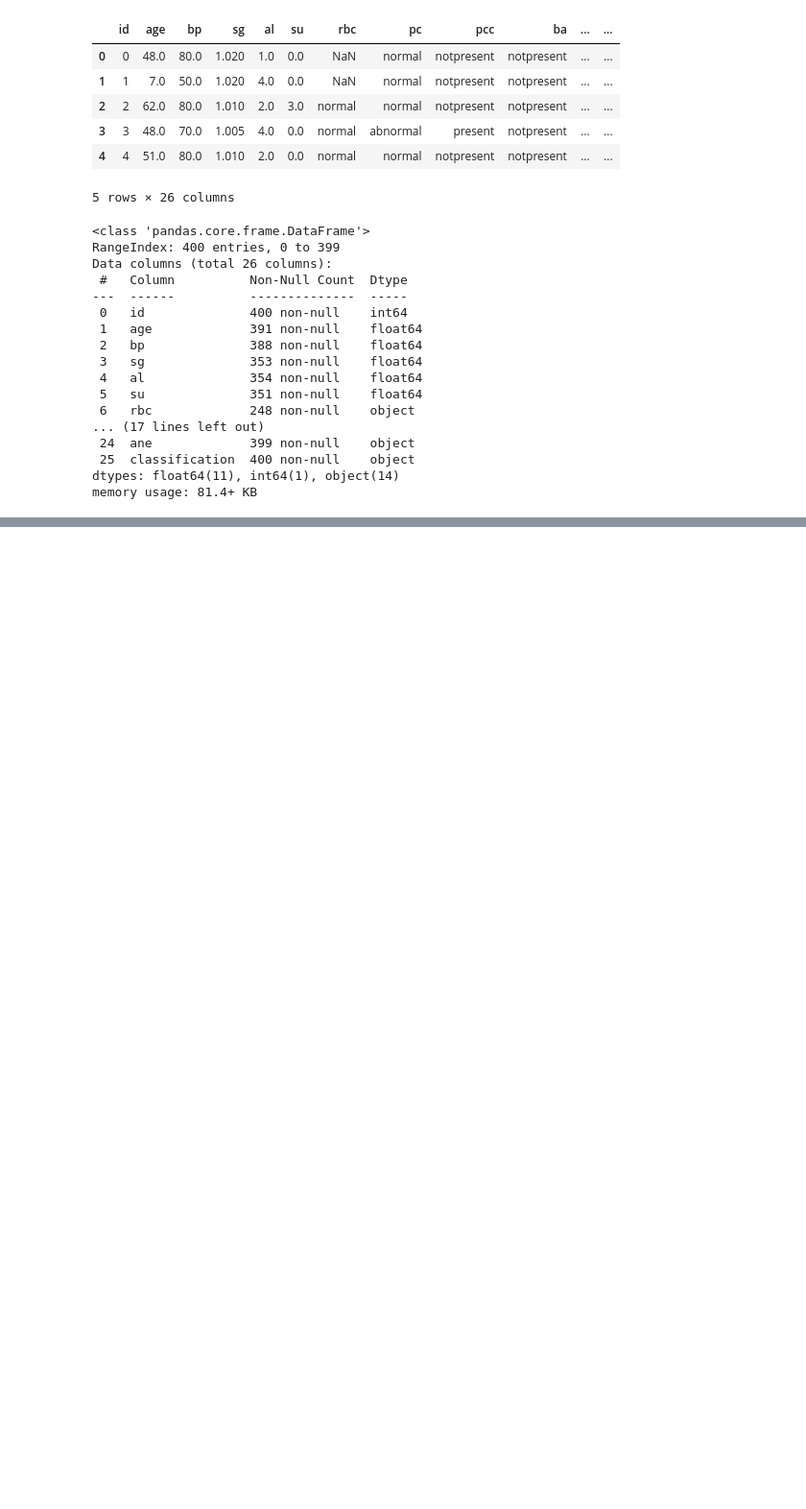
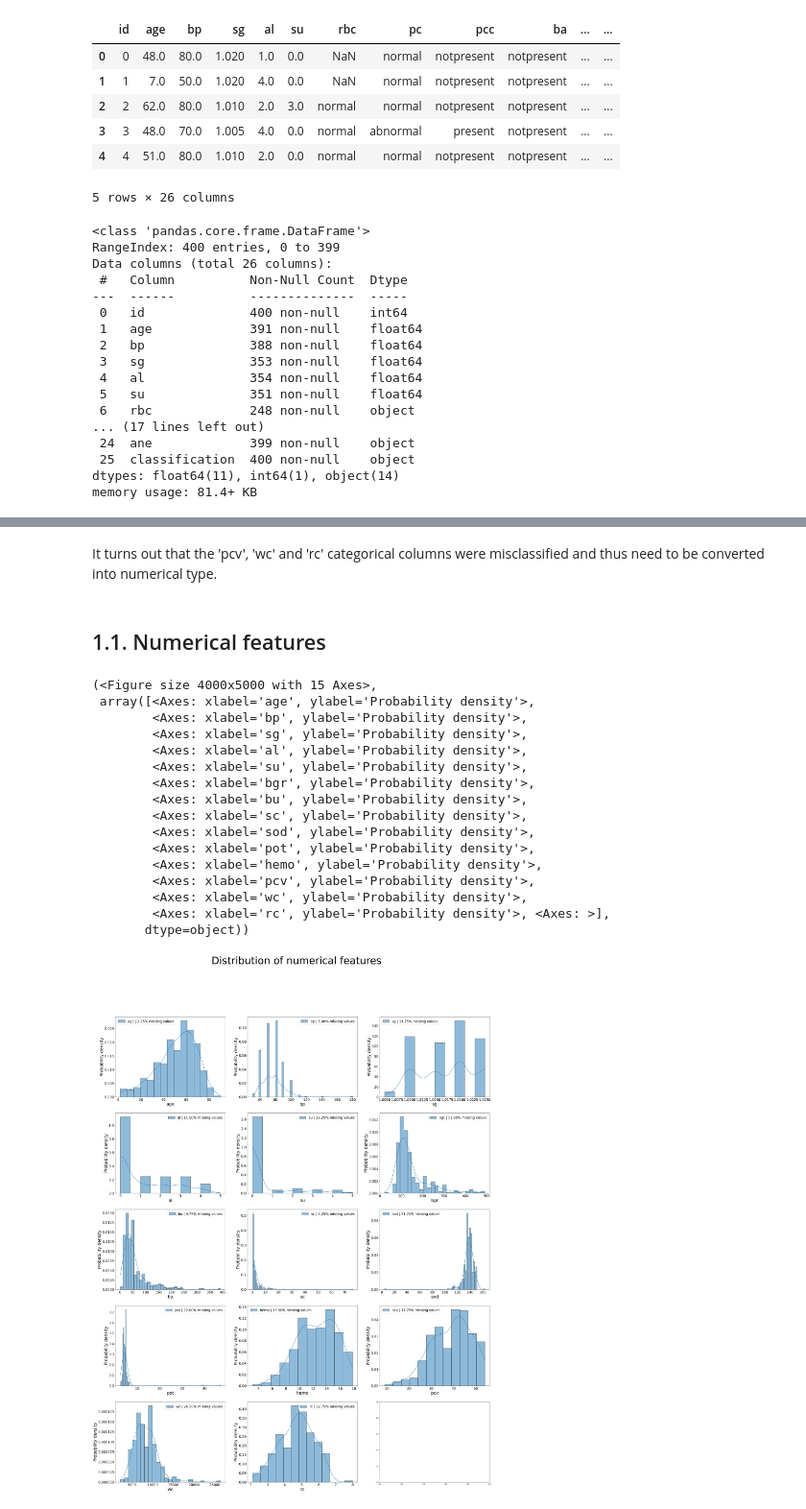
Before and after one commit to JLiOngit/Chronic-kidney-disease---Binary-Classification, a Jupyter notebook: exploratory_notebook.ipynb, the cells around one changed output, grey strips where cells are left out. Shown at 96% size. Drawn from its saved outputs; the diff is of its cells as text; code cells hidden in the pictures; blank space fills up the shorter version.

```diff
--- a/exploratory_notebook.ipynb
+++ b/exploratory_notebook.ipynb
@@ -219,0 +93,33 @@ X_test_transformed
+# %% [markdown]
+It turns out that the 'pcv', 'wc' and 'rc' categorical columns were misclassified and thus need to be converted into numerical type.
+# %%
+misclassified_columns = ['pcv','wc', 'rc']
+for column in misclassified_columns :
+    df[column] = pd.to_numeric(df[column], errors='coerce')
+# %% [markdown]
+## 1.1. Numerical features
+# %%
+# PARAMETERS TO CHOOSE
+numerical_features = df.select_dtypes(include='number').drop('id', axis=1).columns
+n_rows = 5
+n_cols = 3
+
+numerical_distribution(df, numerical_features, n_rows, n_cols)
+# %% [output]
+(<Figure size 4000x5000 with 15 Axes>,
+ array([<Axes: xlabel='age', ylabel='Probability density'>,
+        <Axes: xlabel='bp', ylabel='Probability density'>,
+        <Axes: xlabel='sg', ylabel='Probability density'>,
+        <Axes: xlabel='al', ylabel='Probability density'>,
+        <Axes: xlabel='su', ylabel='Probability density'>,
+        <Axes: xlabel='bgr', ylabel='Probability density'>,
+        <Axes: xlabel='bu', ylabel='Probability density'>,
+        <Axes: xlabel='sc', ylabel='Probability density'>,
+        <Axes: xlabel='sod', ylabel='Probability density'>,
+        <Axes: xlabel='pot', ylabel='Probability density'>,
+        <Axes: xlabel='hemo', ylabel='Probability density'>,
+        <Axes: xlabel='pcv', ylabel='Probability density'>,
+        <Axes: xlabel='wc', ylabel='Probability density'>,
+        <Axes: xlabel='rc', ylabel='Probability density'>, <Axes: >],
+       dtype=object))
+[figure, added]
```
Also changed, not shown: parts of 39 cells of this notebook, 5 other files.
